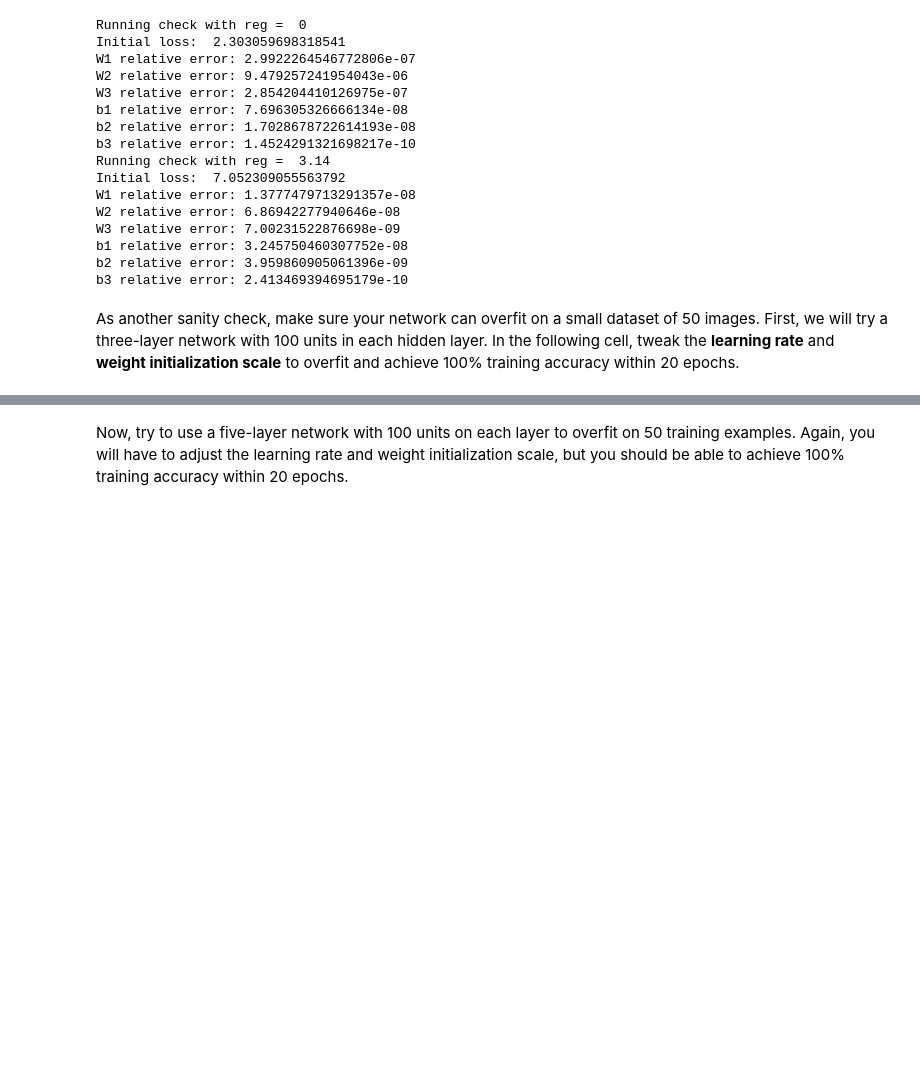
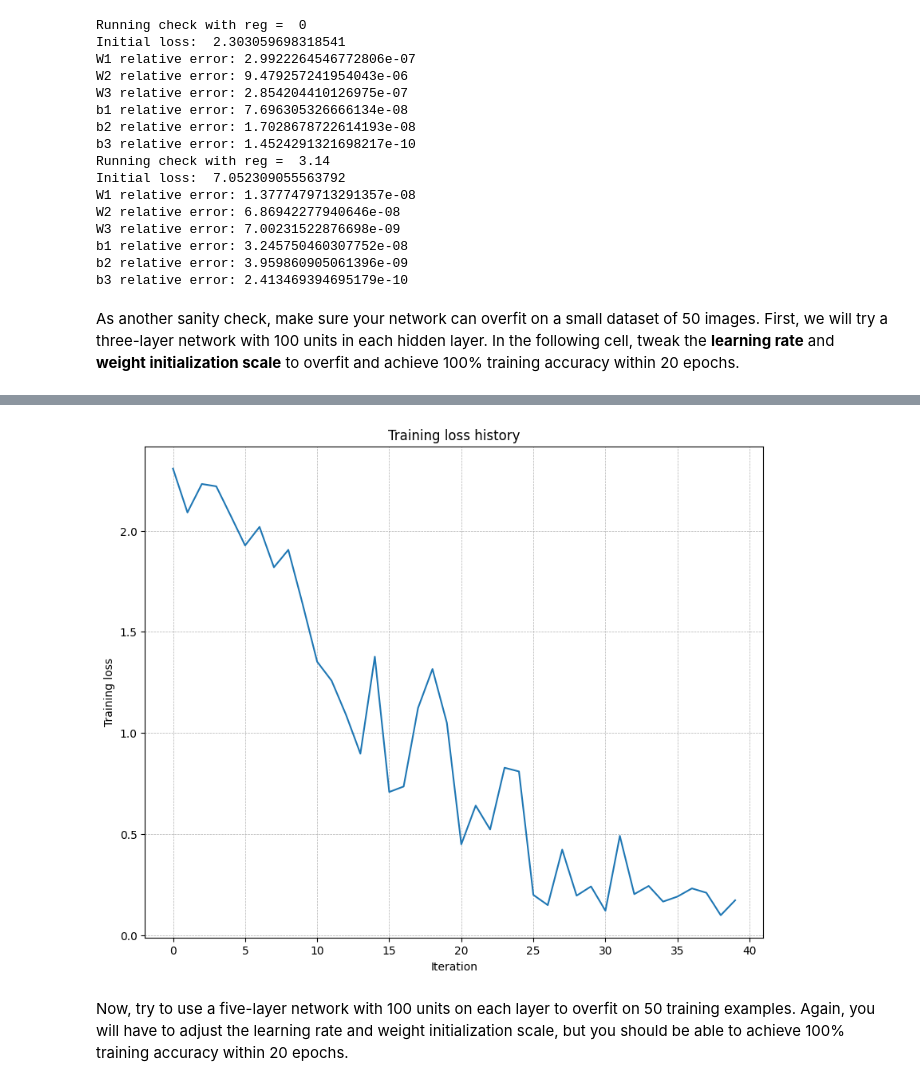
Before and after one commit to anton-matosov/cs231n, a Jupyter notebook: assignment2/FullyConnectedNets.ipynb, the cells around one changed output, grey strips where cells are left out. Cells and saved outputs as stored; diff of their text form; code cells hidden in the pictures; blank space fills up the shorter version.

```diff
--- a/assignment2/FullyConnectedNets.ipynb
+++ b/assignment2/FullyConnectedNets.ipynb
@@ -127,8 +127,8 @@ small_data = {
   "y_val": data["y_val"],
 }
 
-weight_scale = 1e-2   # Experiment with this!
-learning_rate = 1e-4  # Experiment with this!
+weight_scale = 0.01   # Experiment with this!
+learning_rate = 0.012  # Experiment with this!
 model = FullyConnectedNet(
     [100, 100],
     weight_scale=weight_scale,
@@ -137,7 +137,7 @@ model = FullyConnectedNet(
 solver = Solver(
     model,
     small_data,
-    print_every=10,
+    print_every=50,
     num_epochs=20,
     batch_size=25,
     update_rule="sgd",
@@ -151,3 +151,4 @@ plt.xlabel("Iteration")
 plt.ylabel("Training loss")
 plt.grid(linestyle='--', linewidth=0.5)
 plt.show()
+# %% [output]
@@ -154,3 +172,4 @@ plt.show()
+[figure, added]
 # %% [markdown]
 Now, try to use a five-layer network with 100 units on each layer to overfit on 50 training examples. Again, you will have to adjust the learning rate and weight initialization scale, but you should be able to achieve 100% training accuracy within 20 epochs.
 # %%
```
Also changed, not shown: parts of 1 cell of this notebook.
